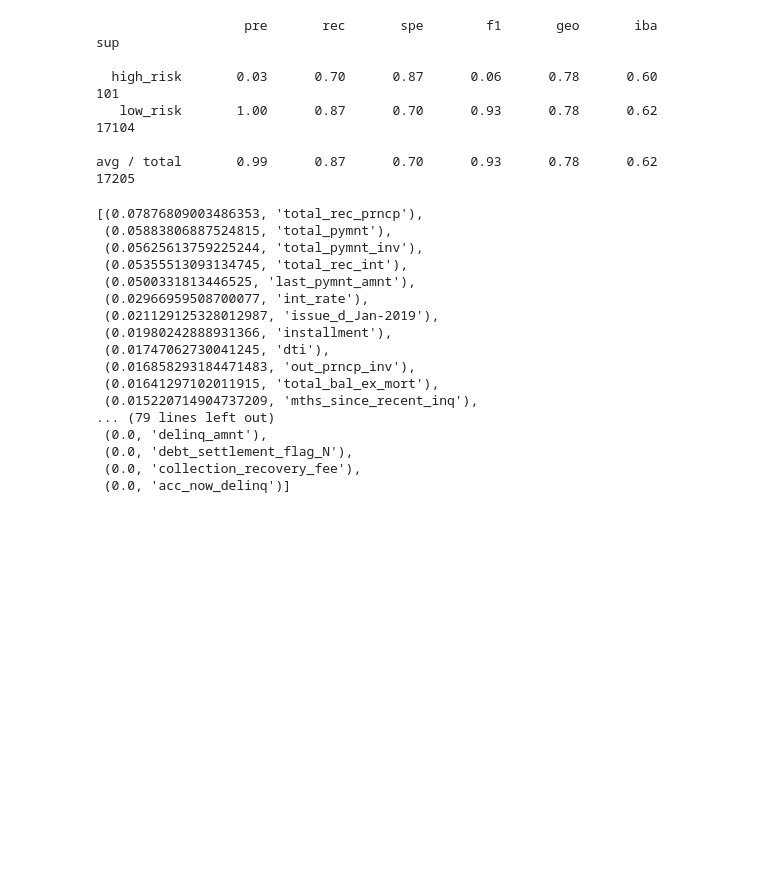
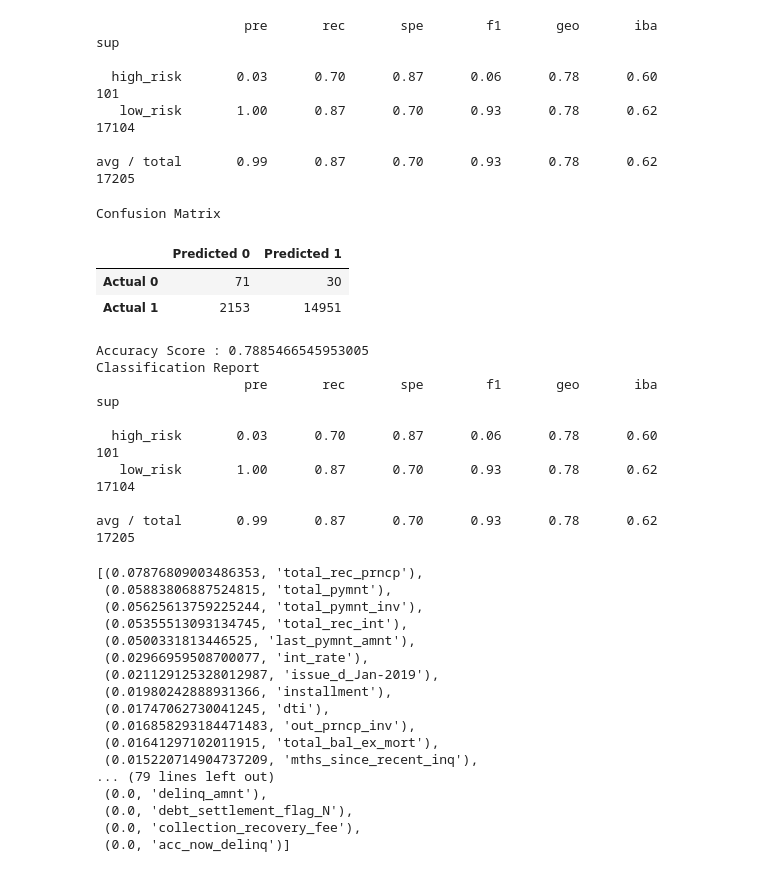
Before and after one commit to lydiaxzhang/credit_risk_analysis, a Jupyter notebook: credit_risk_ensemble.ipynb, the cells around one changed output. Cells and saved outputs as stored; diff of their text form; code cells hidden in the pictures; blank space fills up the shorter version.

```diff
--- a/credit_risk_ensemble.ipynb
+++ b/credit_risk_ensemble.ipynb
@@ -161,6 +168,26 @@ print(classification_report_imbalanced(y_test, y_pred))
    low_risk       1.00      0.87      0.70      0.93      0.78      0.62     17104
 
 avg / total       0.99      0.87      0.70      0.93      0.78      0.62     17205
+# %%
+#Display the results
+print("Confusion Matrix")
+display(cm_df)
+print(f"Accuracy Score : {acc_score}")
+print("Classification Report")
+print(classification_report_imbalanced(y_test, y_pred))
+# %% [output]
+Confusion Matrix
+|  | Predicted 0 | Predicted 1 |
+| Actual 0 | 71 | 30 |
+| Actual 1 | 2153 | 14951 |
+Accuracy Score : 0.7885466545953005
+Classification Report
+                   pre       rec       spe        f1       geo       iba       sup
+
+  high_risk       0.03      0.70      0.87      0.06      0.78      0.60       101
+   low_risk       1.00      0.87      0.70      0.93      0.78      0.62     17104
+
+avg / total       0.99      0.87      0.70      0.93      0.78      0.62     17205
 # %%
 #List the features sorted in descending order by feature importance
 sorted(zip(rf_model.feature_importances_, X.columns), reverse=True)
```
Also changed, not shown: parts of 5 cells of this notebook, 7 other files.
